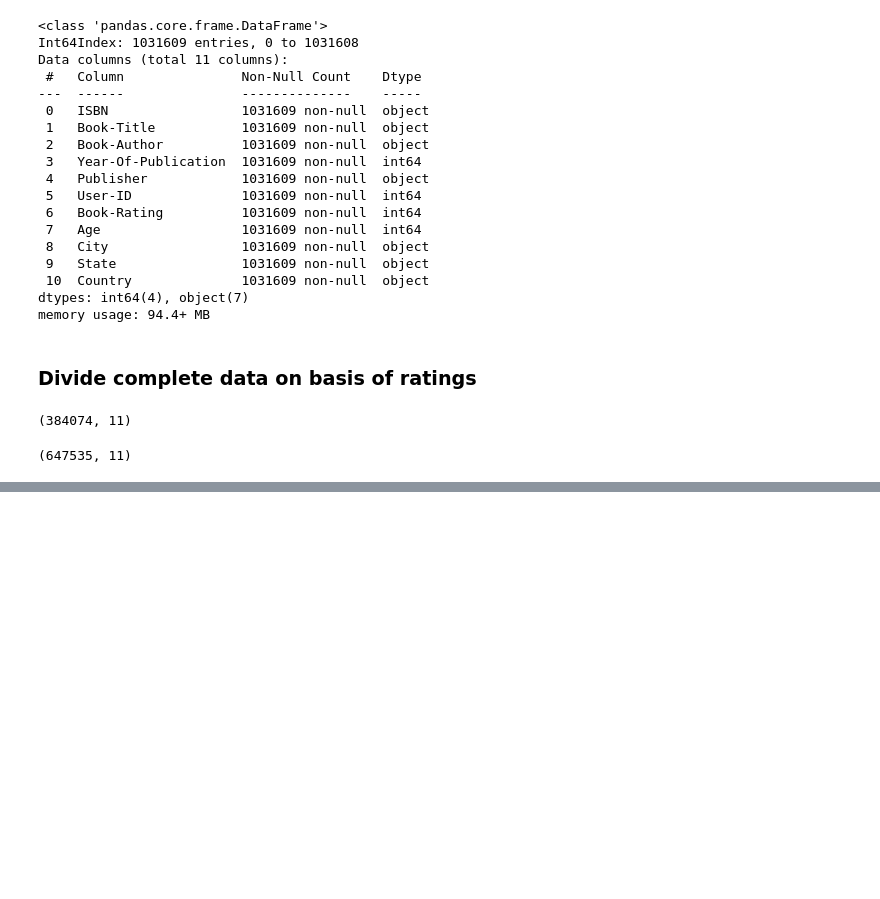
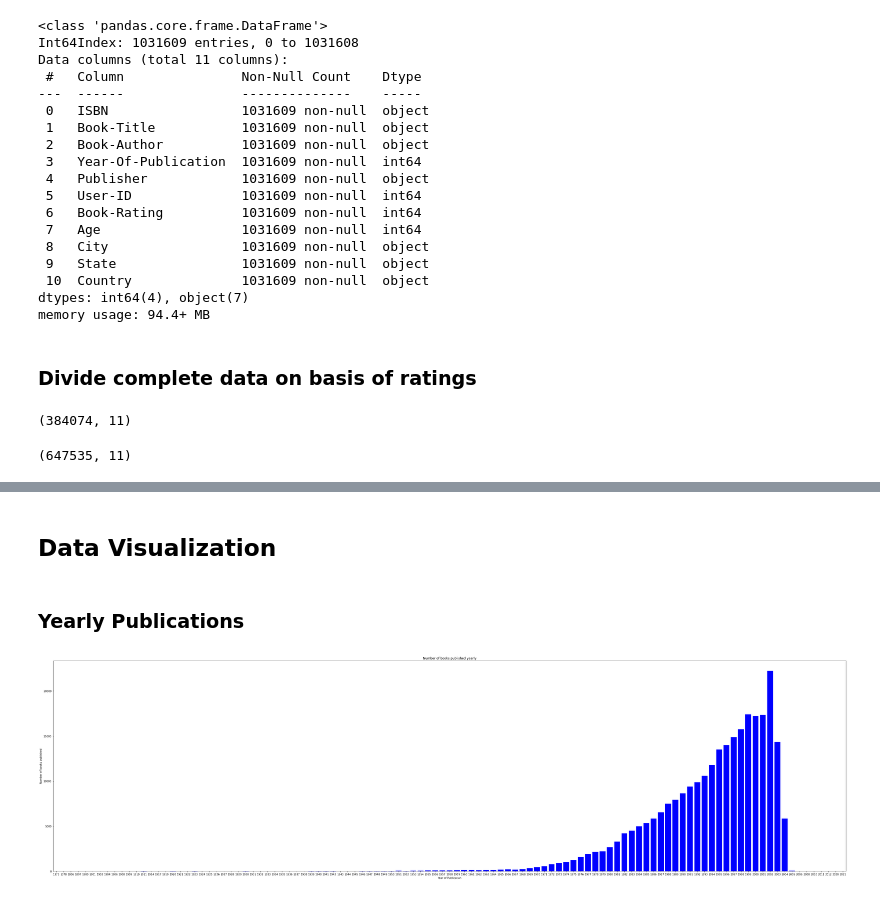
Before and after one commit to Deven876/Book-Recommendation-System, a Jupyter notebook: Book_Recommendation_System.ipynb, the cells around one changed output, grey strips where cells are left out. Cells and saved outputs as stored; diff of their text form; code cells hidden in the pictures; blank space fills up the shorter version.

Commit message:
data visuals

```diff
--- a/Book_Recommendation_System.ipynb
+++ b/Book_Recommendation_System.ipynb
@@ -560,3 +560,26 @@ dataset1.head()
 | 2 | 0887841740 | The Middle Stories | Sheila Heti | 2004 | House of Anansi Press | 8 | 5 | 35 | ... |
 | 3 | 1552041778 | Jane Doe | R. J. Kaiser | 1999 | Mira Books | 8 | 5 | 35 | ... |
 | 4 | 1567407781 | The Witchfinder (Amos Walker Myst... | Loren D. Estleman | 1998 | Brilliance Audio - Trade | 8 | 6 | 35 | ... |
+# %% [markdown]
+## **Data Visualization**
+# %% [markdown]
+### **Yearly Publications**
+# %%
+# No of books published Yearly
+publications = {}
+for year in books['Year-Of-Publication']:
+    if str(year) not in publications:
+        publications[str(year)] = 0
+    publications[str(year)] +=1
+
+publications = {k:v for k, v in sorted(publications.items())}
+
+fig = plt.figure(figsize =(55, 15))
+plt.bar(list(publications.keys()),list(publications.values()), color = 'blue')
+plt.ylabel("Number of books published")
+plt.xlabel("Year of Publication")
+plt.title("Number of books published yearly")
+plt.margins(x = 0)
+plt.show()
+# %% [output]
+[figure, added]
```
Also changed, not shown: parts of 2 cells of this notebook.
